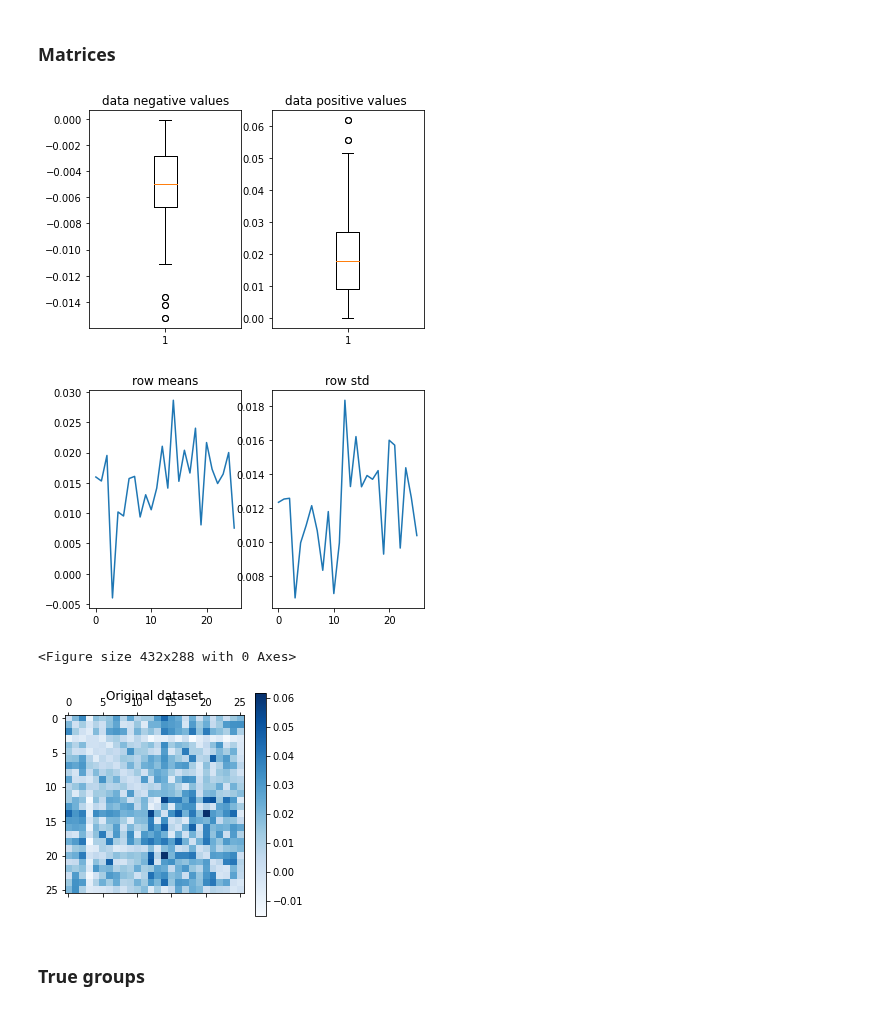
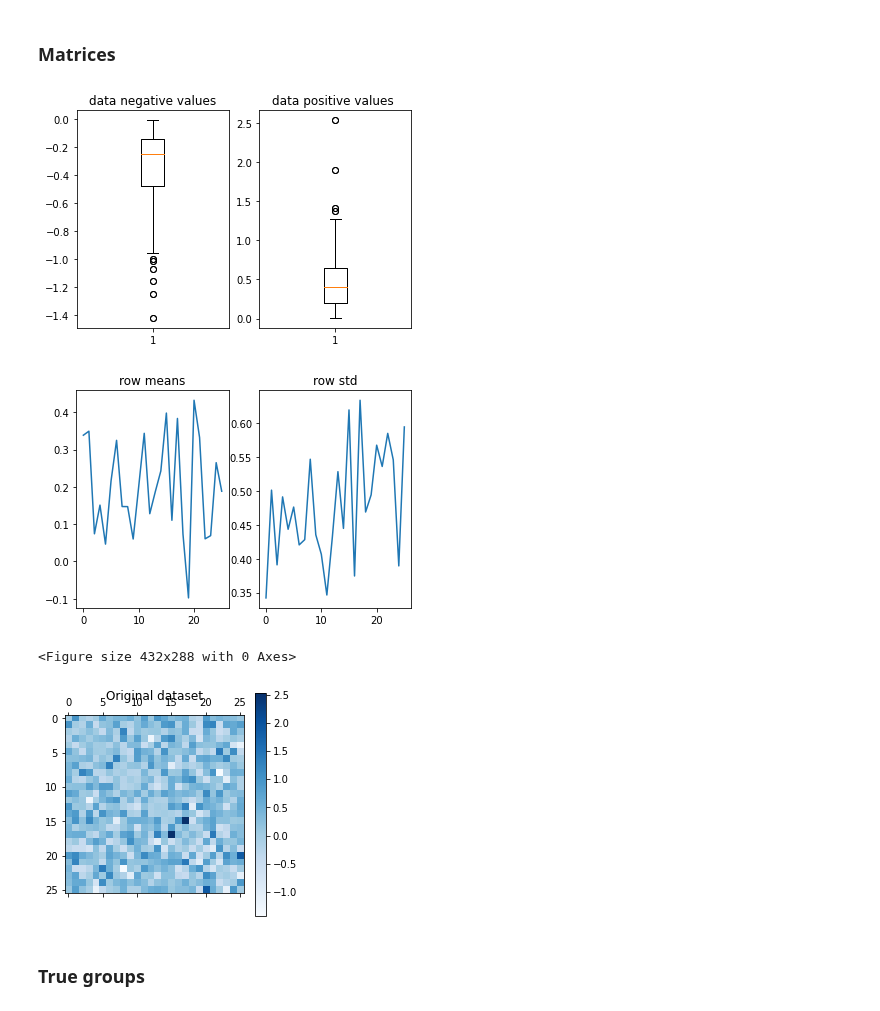
Before and after one commit to alexandremerasli/TFE, a Jupyter notebook: cluster_data.ipynb, the cells around one changed output. Drawn from its saved outputs; the diff is of its cells as text; code cells hidden in the pictures.

```diff
--- a/cluster_data.ipynb
+++ b/cluster_data.ipynb
@@ -60,13 +60,18 @@ def removeOutlier(matrix,condition,subject):
     removeOutlierVector(condition,subject)
 '''
 
-# Remove Inf in data for EDA and IBI (replace by 10 for the moment, greater than non diagonal values (1.9 for EDA and 2.5 for IBI))
+# Remove Inf in data for EDA and IBI (replace by sort of normalisation for the moment
+tmp = np.copy(ISC_EEG)
+for i in range(len(tmp)):
+    tmp[i,i] = 0
+eegNorm = 3/np.mean(tmp)
+
 for i in range(len(ISC_IBI)):
-    ISC_IBI[i,i] = 100
-    ISC_EDA[i,i] = 90
+    ISC_IBI[i,i] = np.mean(ISC_IBI)*eegNorm
+    ISC_EDA[i,i] = np.mean(ISC_EDA)*eegNorm
 
 # Choose matrix to study
-case = 'EEG'
+case = 'IBI'
 removeOutlier = False # Remove outliers if there are some
 
 if (case == 'EEG'):
@@ -83,36 +88,36 @@ elif (case == 'IBI'):
     if (removeOutlier): # Remove outliers if there are some
         print("Haven't found any outliers for the moment")
         # ISC_IBI = removeOutlierArray(ISC_IBI,)
     study_matrix = ISC_IBI
 
 N = len(study_matrix)
 
 # Boxplot
 orderOfMagnitude(np.copy(study_matrix))
 
 # Normalize rows and columns ?
 for i in range(len(study_matrix)):
     study_matrix[i,i] = 0
 
 plt.figure()
 plt.subplot(121)
 plt.plot(np.mean(study_matrix,axis=0))
 plt.title('row means')
 plt.subplot(122)
 plt.plot(np.std(study_matrix,axis=0))
 plt.title('row std')
 
 # Show matrix data
 plt.figure()
 plt.matshow(study_matrix, cmap=plt.cm.Blues)
 plt.title("Original dataset")
 plt.colorbar()
 plt.show()
 # %% [output]
-[figure, old version]
+[figure, new version]
-[figure, old version]
+[figure, new version]
 <Figure size 432x288 with 0 Axes>
-[figure, old version]
+[figure, new version]
 # %% [markdown]
 ### True groups
 # %%
```
Also changed, not shown: parts of 27 cells of this notebook.
